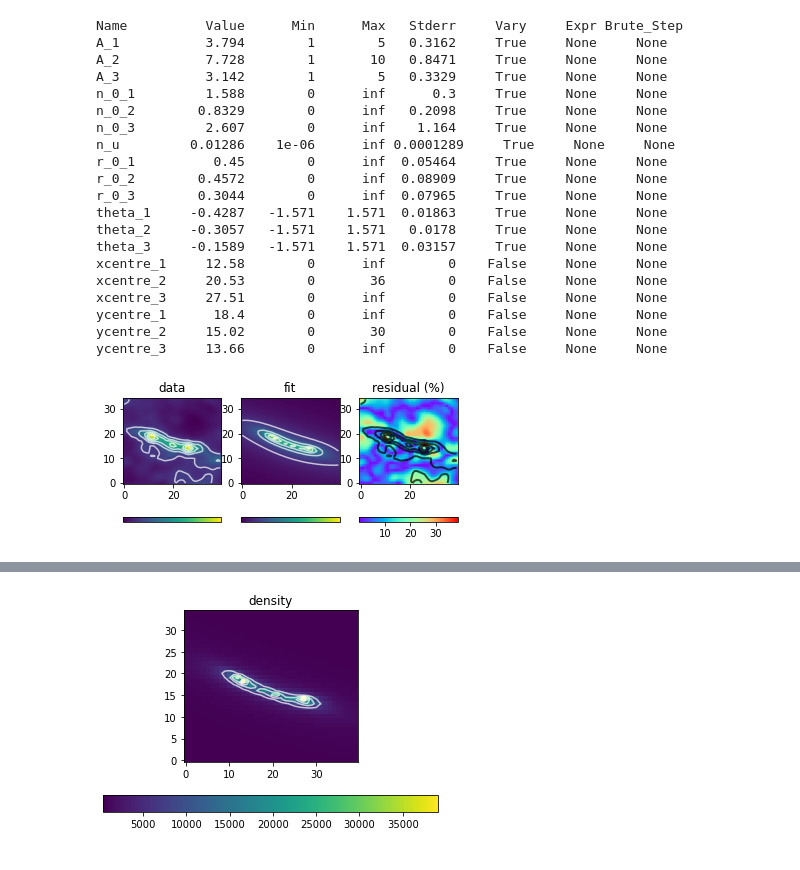
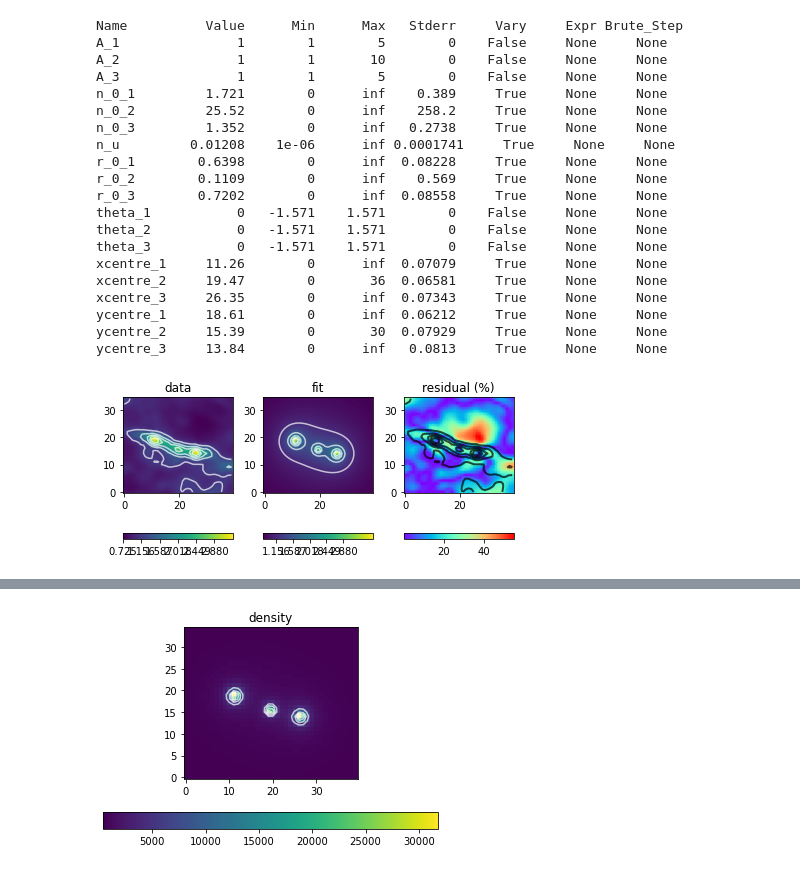
Before and after one commit to Junicornnn/SFF_pipe, a Jupyter notebook: SFF_worked_example-Copy1.ipynb, the cells around one changed output, grey strips where cells are left out. Drawn from its saved outputs; the diff is of its cells as text; code cells hidden in the pictures.

```diff
--- a/SFF_worked_example-Copy1.ipynb
+++ b/SFF_worked_example-Copy1.ipynb
@@ -170,18 +221,18 @@ params.add('r_0_1', value=1.278, min=0.)
 params.add('r_0_2', value=1.116, min=0.)
 params.add('r_0_3', value=1.141, min=0.)
 params.add('n_u', value=np.min(norm_data), min=0.000001)
-params.add('A_1', value=1.1, min = 1.0, max = 5, vary = True)
-params.add('A_2', value=1.1, min = 1.0, max = 10, vary = True)
-params.add('A_3', value=1.1, min = 1.0, max = 5, vary = True)
-params.add('theta_1', value=0, min = -np.pi/2, max = np.pi/2, vary = True)
-params.add('theta_2', value=0, min = -np.pi/2, max = np.pi/2, vary = True)
-params.add('theta_3', value=0, min = -np.pi/2, max = np.pi/2, vary = True)
-params.add('xcentre_1', value=12.58  , min = 0, vary = False)
-params.add('ycentre_1', value=18.4  , min = 0, vary = False)
-params.add('xcentre_2', value=20.53 , min = 0, max = 36, vary = False)
-params.add('ycentre_2', value=15.02, min = 0, max = 30, vary = False)
-params.add('xcentre_3', value=27.51 , min = 0, vary = False)
-params.add('ycentre_3', value= 13.66, min = 0, vary = False)
+params.add('A_1', value=1., min = 1.0, max = 5, vary = False)
+params.add('A_2', value=1., min = 1.0, max = 10, vary = False)
+params.add('A_3', value=1., min = 1.0, max = 5, vary = False)
+params.add('theta_1', value=0, min = -np.pi/2, max = np.pi/2, vary = False)
+params.add('theta_2', value=0, min = -np.pi/2, max = np.pi/2, vary = False)
+params.add('theta_3', value=0, min = -np.pi/2, max = np.pi/2, vary = False)
+params.add('xcentre_1', value=12  , min = 0, vary = True)
+params.add('ycentre_1', value=18  , min = 0, vary = True)
+params.add('xcentre_2', value=20, min = 0, max = 36, vary = True)
+params.add('ycentre_2', value=15, min = 0, max = 30, vary = True)
+params.add('xcentre_3', value=27 , min = 0, vary = True)
+params.add('ycentre_3', value= 13, min = 0, vary = True)
 
 def fitting(mesh,n_0_1, n_0_2, n_0_3 ,r_0_1, r_0_2, r_0_3, n_u, A_1, A_2, A_3, theta_1, theta_2, theta_3, xcentre_1, ycentre_1, xcentre_2, \
             ycentre_2, xcentre_3, ycentre_3):
@@ -251,13 +302,13 @@ residual = abs((fit - norm_data)/norm_data) #calculating the residuals
 plt.subplot(1,3,1)
 plt.title('data')
 plt.imshow(norm_data, origin='lower')
-plt.colorbar(ticks = contour_levels, orientation='horizontal') # location = 'bottom')
+plt.colorbar(ticks = norm_contour_levels, orientation='horizontal') # location = 'bottom')
 plt.contour(norm_data, levels=norm_contour_levels, colors = 'white', alpha = 0.7)
 plt.grid(visible=False)
 plt.subplot(1,3,2)
 plt.title('fit')
 plt.imshow(fit, origin='lower')
-plt.colorbar(ticks = contour_levels, location = 'bottom')
+plt.colorbar(ticks = norm_contour_levels, location = 'bottom')
 plt.contour(fit, levels=norm_contour_levels, colors = 'white', alpha = 0.7)
 plt.grid(visible=False)
 plt.subplot(1,3,3)
@@ -266,6 +317,7 @@ plt.imshow(residual*100, origin='lower', cmap='rainbow')
 plt.grid(visible=False)
 plt.colorbar(location = 'bottom')
 plt.contour(norm_data, levels=norm_contour_levels, colors = 'black', alpha = 0.7, linewidths = 2)
+plt.tight_layout()
 #plt.savefig('best_fit_model_Ngas.pdf')
 plt.show()
 
@@ -296,54 +348,54 @@ print('r03 = ', r03*pix_in_pc, ' [pc]')
 #Then we calculate the number density of the model at z = 0
 def rho(mesh):
     '''
-    This function simply calculates the number density of the gas at each pixel
+    This function calculates the number density of the gas at each pixel
     '''
     for y in range(len(mesh)):
         for x in range(len(mesh[y])):
             x_1 = (x-x1)*np.cos(theta1)+(y-y1)*np.sin(theta1)
             y_1 = -(x-x1)*np.sin(theta1)+(y-y1)*np.cos(theta1)
             frac_1 = (x_1/(A1*r01))**2+(y_1/r01)**2+1
             part_1 = n01/frac_1
             x_2 = (x-x2)*np.cos(theta2)+(y-y2)*np.sin(theta2)
             y_2 = -(x-x2)*np.sin(theta2)+(y-y2)*np.cos(theta2)
             frac_2 = (x_2/(A2*r02))**2+(y_2/r02)**2+1
             part_2 = n02/frac_2
             x_3 = (x-x3)*np.cos(theta3)+(y-y3)*np.sin(theta3)
             y_3 = -(x-x3)*np.sin(theta3)+(y-y3)*np.cos(theta3)
             frac_3 = (x_3/(A3*r03))**2+(y_3/r03)**2+1
             part_3 = n03/frac_3
             mesh[y,x] = part_1+part_2+part_3+nu
 
 
     return np.array(mesh)
 #Plotting and saving the figure
 density = rho(grid)
 density_contour_levels = np.arange(np.nanmin(density), np.nanmax(density), (np.nanmax(density)-np.nanmin(density))/num_of_contours)
 plt.title('density')
 plt.imshow(density, origin='lower')
 plt.colorbar(location='bottom')
 plt.contour(density, levels=density_contour_levels, colors = 'white', alpha = 0.7)
 #plt.savefig('best_fit_model_Ngas.pdf')
 plt.show()
 # %% [output]
 Name          Value      Min      Max   Stderr     Vary     Expr Brute_Step
-A_1           3.794        1        5   0.3162     True     None     None
-A_2           7.728        1       10   0.8471     True     None     None
-A_3           3.142        1        5   0.3329     True     None     None
-n_0_1         1.588        0      inf      0.3     True     None     None
-n_0_2        0.8329        0      inf   0.2098     True     None     None
-n_0_3         2.607        0      inf    1.164     True     None     None
-n_u         0.01286    1e-06      inf 0.0001289     True     None     None
-r_0_1          0.45        0      inf  0.05464     True     None     None
-r_0_2        0.4572        0      inf  0.08909     True     None     None
-r_0_3        0.3044        0      inf  0.07965     True     None     None
-theta_1     -0.4287   -1.571    1.571  0.01863     True     None     None
-theta_2     -0.3057   -1.571    1.571   0.0178     True     None     None
-theta_3     -0.1589   -1.571    1.571  0.03157     True     None     None
-xcentre_1     12.58        0      inf        0    False     None     None
-xcentre_2     20.53        0       36        0    False     None     None
-xcentre_3     27.51        0      inf        0    False     None     None
-ycentre_1      18.4        0      inf        0    False     None     None
-ycentre_2     15.02        0       30        0    False     None     None
-ycentre_3     13.66        0      inf        0    False     None     None
+A_1               1        1        5        0    False     None     None
+A_2               1        1       10        0    False     None     None
+A_3               1        1        5        0    False     None     None
+n_0_1         1.721        0      inf    0.389     True     None     None
+n_0_2         25.52        0      inf    258.2     True     None     None
+n_0_3         1.352        0      inf   0.2738     True     None     None
+n_u         0.01208    1e-06      inf 0.0001741     True     None     None
+r_0_1        0.6398        0      inf  0.08228     True     None     None
+r_0_2        0.1109        0      inf    0.569     True     None     None
+r_0_3        0.7202        0      inf  0.08558     True     None     None
+theta_1           0   -1.571    1.571        0    False     None     None
+theta_2           0   -1.571    1.571        0    False     None     None
+theta_3           0   -1.571    1.571        0    False     None     None
+xcentre_1     11.26        0      inf  0.07079     True     None     None
+xcentre_2     19.47        0       36  0.06581     True     None     None
+xcentre_3     26.35        0      inf  0.07343     True     None     None
+ycentre_1     18.61        0      inf  0.06212     True     None     None
+ycentre_2     15.39        0       30  0.07929     True     None     None
+ycentre_3     13.84        0      inf   0.0813     True     None     None
-[figure, old version]
+[figure, new version]
@@ -361 +413 @@ r03 =  0.05770055243258866  [pc]
-[figure, old version]
+[figure, new version]
```
Also changed, not shown: parts of 12 cells of this notebook, 1 other file.
